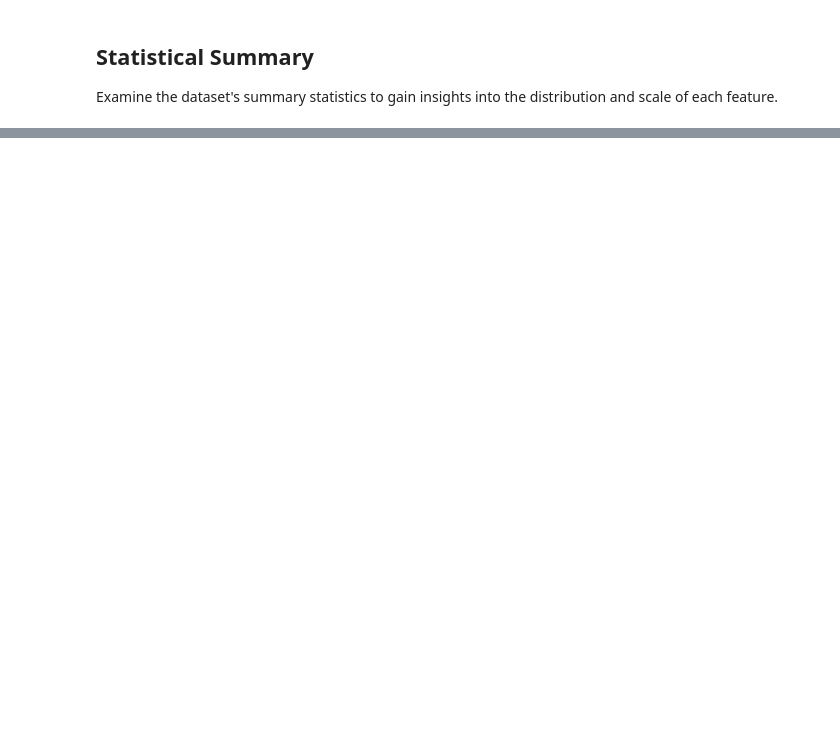
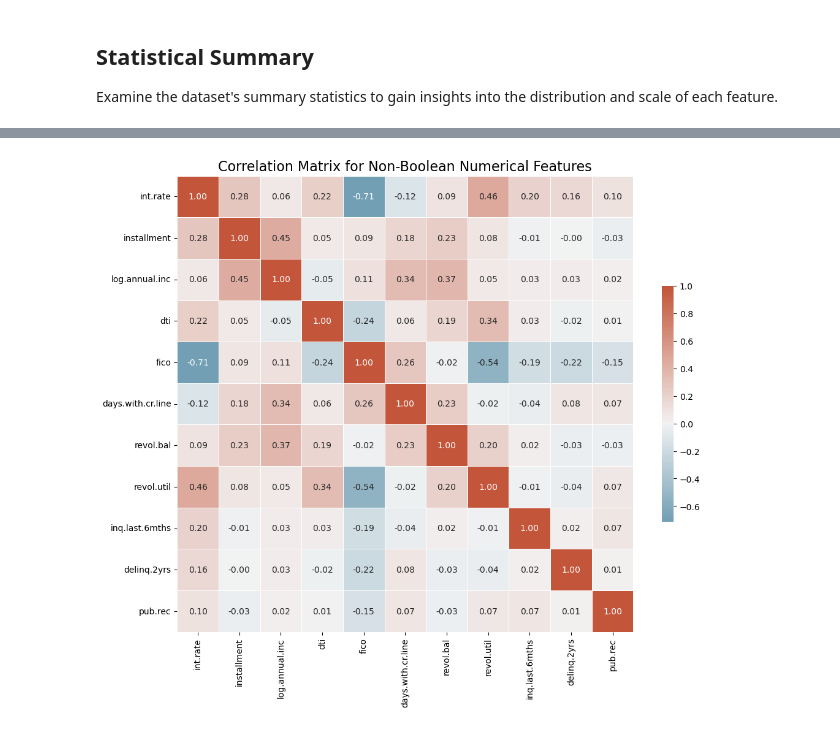
Before and after one commit to kishu20112002/Loan-EDA-project, a Jupyter notebook: loan project.ipynb, the cells around one changed output, grey strips where cells are left out. Cells and saved outputs as stored; diff of their text form; code cells hidden in the pictures; blank space fills up the shorter version.

```diff
--- a/loan project.ipynb
+++ b/loan project.ipynb
@@ -145,0 +251,18 @@ Examine the dataset's summary statistics to gain insights into the distribution
+# %%
+# Calculate the correlation matrix for non-boolean numerical features
+corr_matrix = loan_data[non_boolean_numerical_features].corr()
+
+# Set up the matplotlib figure
+plt.figure(figsize=(12, 10))
+
+# Generate a custom diverging colormap
+cmap = sns.diverging_palette(230, 20, as_cmap=True)
+
+# Draw the heatmap with the mask and correct aspect ratio
+sns.heatmap(corr_matrix, annot=True, fmt=".2f", cmap=cmap, center=0,
+            square=True, linewidths=.5, cbar_kws={"shrink": .5})
+
+plt.title('Correlation Matrix for Non-Boolean Numerical Features', fontsize=16)
+plt.show()
+# %% [output]
+[figure, added]
```
Also changed, not shown: parts of 18 cells of this notebook.
